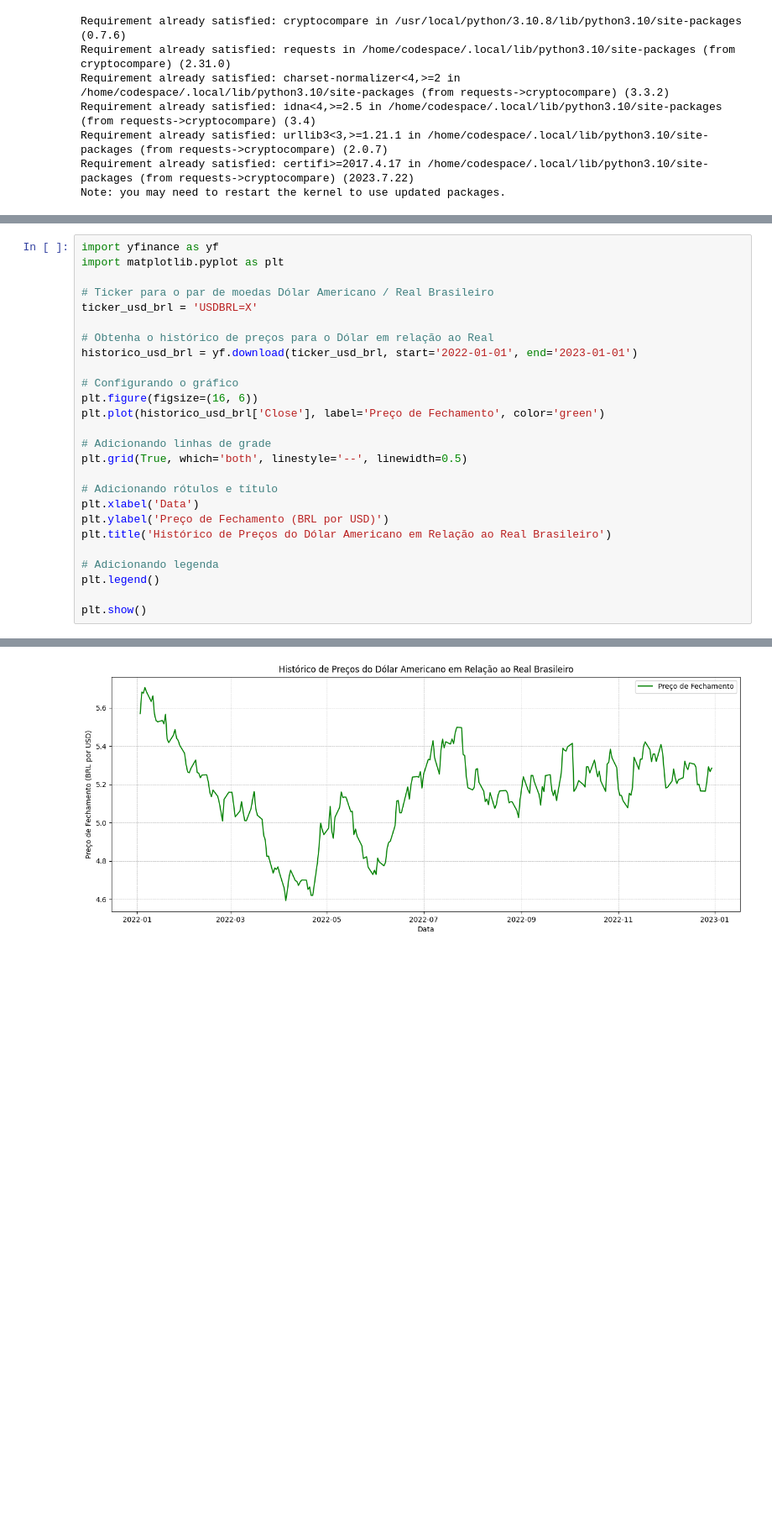
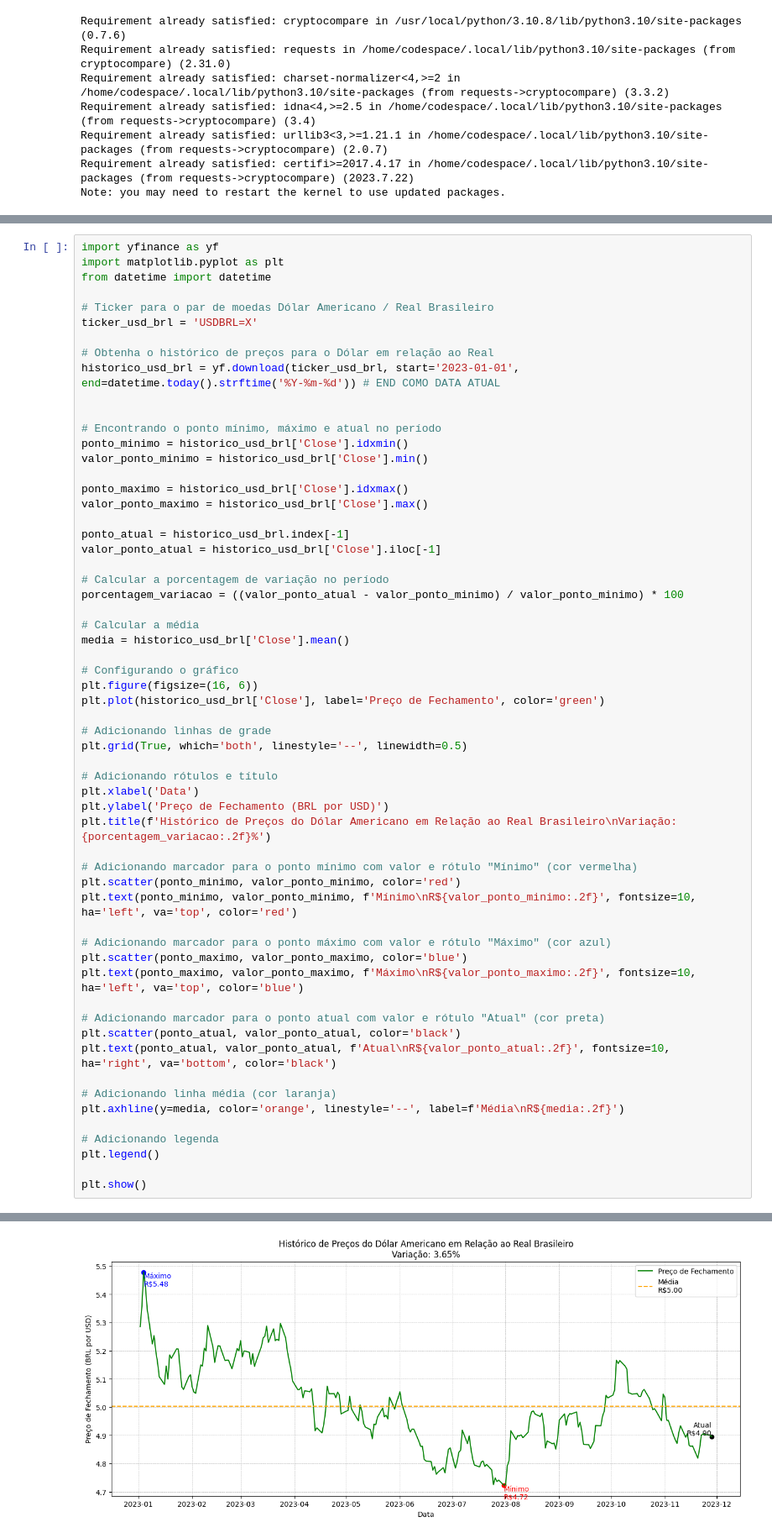
Before and after one commit to luisfernandogbraga/PROJETO_PESSOAL_ACOES, a Jupyter notebook: automação de processos.ipynb, the cells around one changed output, grey strips where cells are left out. Shown at 84% size. Drawn from its saved outputs; the diff is of its cells as text; blank space fills up the shorter version.

```diff
--- a/automação de processos.ipynb
+++ b/automação de processos.ipynb
@@ -230,29 +196,62 @@ plt.show()
 # %%
 import yfinance as yf
 import matplotlib.pyplot as plt
+from datetime import datetime
 
 # Ticker para o par de moedas Dólar Americano / Real Brasileiro
 ticker_usd_brl = 'USDBRL=X'
 
 # Obtenha o histórico de preços para o Dólar em relação ao Real
-historico_usd_brl = yf.download(ticker_usd_brl, start='2022-01-01', end='2023-01-01')
+historico_usd_brl = yf.download(ticker_usd_brl, start='2023-01-01', end=datetime.today().strftime('%Y-%m-%d')) # END COMO DATA ATUAL
+
+
+# Encontrando o ponto mínimo, máximo e atual no período
+ponto_minimo = historico_usd_brl['Close'].idxmin()
+valor_ponto_minimo = historico_usd_brl['Close'].min()
+
+ponto_maximo = historico_usd_brl['Close'].idxmax()
+valor_ponto_maximo = historico_usd_brl['Close'].max()
+
+ponto_atual = historico_usd_brl.index[-1]
+valor_ponto_atual = historico_usd_brl['Close'].iloc[-1]
+
+# Calcular a porcentagem de variação no período
+porcentagem_variacao = ((valor_ponto_atual - valor_ponto_minimo) / valor_ponto_minimo) * 100
+
+# Calcular a média
+media = historico_usd_brl['Close'].mean()
 
 # Configurando o gráfico
 plt.figure(figsize=(16, 6))
 plt.plot(historico_usd_brl['Close'], label='Preço de Fechamento', color='green')
 
 # Adicionando linhas de grade
 plt.grid(True, which='both', linestyle='--', linewidth=0.5)
 
 # Adicionando rótulos e título
 plt.xlabel('Data')
 plt.ylabel('Preço de Fechamento (BRL por USD)')
-plt.title('Histórico de Preços do Dólar Americano em Relação ao Real Brasileiro')
+plt.title(f'Histórico de Preços do Dólar Americano em Relação ao Real Brasileiro\nVariação: {porcentagem_variacao:.2f}%')
+
+# Adicionando marcador para o ponto mínimo com valor e rótulo "Mínimo" (cor vermelha)
+plt.scatter(ponto_minimo, valor_ponto_minimo, color='red')
+plt.text(ponto_minimo, valor_ponto_minimo, f'Mínimo\nR${valor_ponto_minimo:.2f}', fontsize=10, ha='left', va='top', color='red')
+
+# Adicionando marcador para o ponto máximo com valor e rótulo "Máximo" (cor azul)
+plt.scatter(ponto_maximo, valor_ponto_maximo, color='blue')
+plt.text(ponto_maximo, valor_ponto_maximo, f'Máximo\nR${valor_ponto_maximo:.2f}', fontsize=10, ha='left', va='top', color='blue')
+
+# Adicionando marcador para o ponto atual com valor e rótulo "Atual" (cor preta)
+plt.scatter(ponto_atual, valor_ponto_atual, color='black')
+plt.text(ponto_atual, valor_ponto_atual, f'Atual\nR${valor_ponto_atual:.2f}', fontsize=10, ha='right', va='bottom', color='black')
+
+# Adicionando linha média (cor laranja)
+plt.axhline(y=media, color='orange', linestyle='--', label=f'Média\nR${media:.2f}')
 
 # Adicionando legenda
 plt.legend()
 
 plt.show()
 # %% [output]
 [*********************100%%**********************]  1 of 1 completed
-[figure, old version]
+[figure, new version]
```
Also changed, not shown: parts of 8 cells of this notebook.
